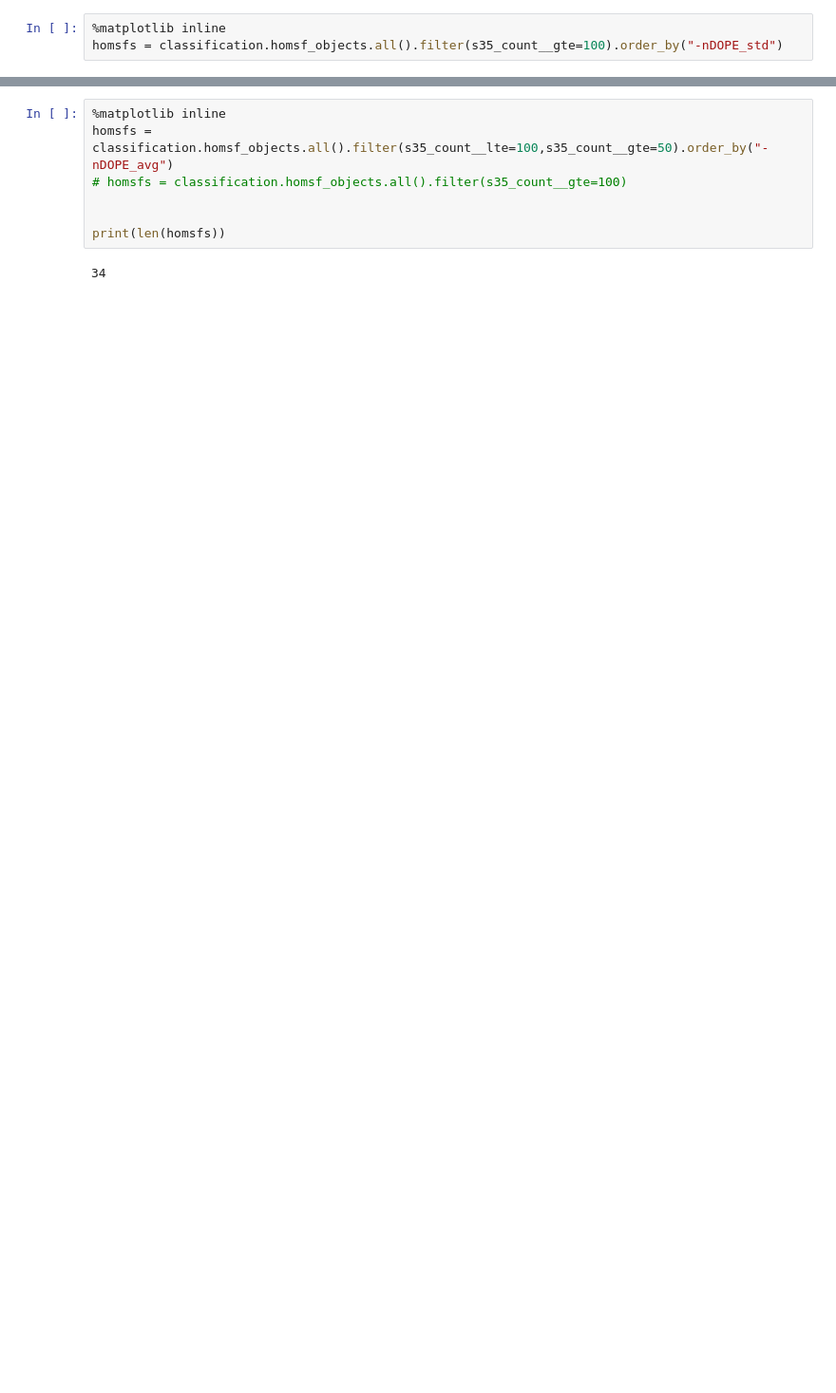
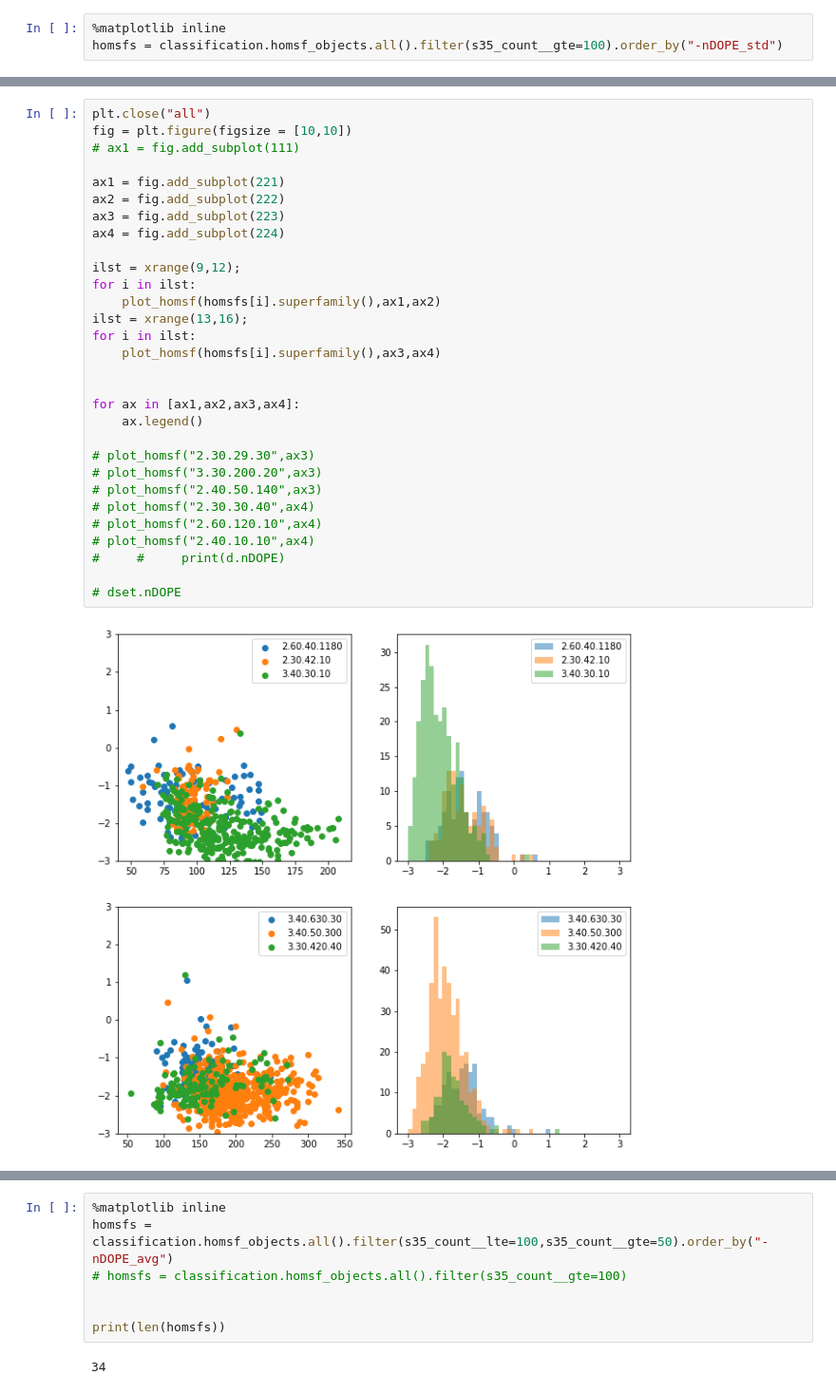
Before and after one commit to CATH-summer-2017/django_CATH, a Jupyter notebook: dbscript/debug.ipynb, the cells around one changed output, grey strips where cells are left out. Shown: that part at 95% size. Cells and saved outputs as stored; diff of their text form; blank space fills up the shorter version.

```diff
--- a/dbscript/debug.ipynb
+++ b/dbscript/debug.ipynb
@@ -129,0 +211,32 @@ homsfs = classification.homsf_objects.all().filter(s35_count__gte=100).order_by(
+# %%
+plt.close("all")
+fig = plt.figure(figsize = [10,10])
+# ax1 = fig.add_subplot(111)
+
+ax1 = fig.add_subplot(221)
+ax2 = fig.add_subplot(222)
+ax3 = fig.add_subplot(223)
+ax4 = fig.add_subplot(224)
+
+ilst = xrange(9,12);
+for i in ilst:
+    plot_homsf(homsfs[i].superfamily(),ax1,ax2)
+ilst = xrange(13,16);
+for i in ilst:
+    plot_homsf(homsfs[i].superfamily(),ax3,ax4)
+
+
+for ax in [ax1,ax2,ax3,ax4]:
+    ax.legend()
+
+# plot_homsf("2.30.29.30",ax3)
+# plot_homsf("3.30.200.20",ax3)
+# plot_homsf("2.40.50.140",ax3)
+# plot_homsf("2.30.30.40",ax4)
+# plot_homsf("2.60.120.10",ax4)
+# plot_homsf("2.40.10.10",ax4)
+#     #     print(d.nDOPE)
+
+# dset.nDOPE
+# %% [output]
+[figure, added]
```
Also changed, not shown: parts of 123 cells of this notebook.
